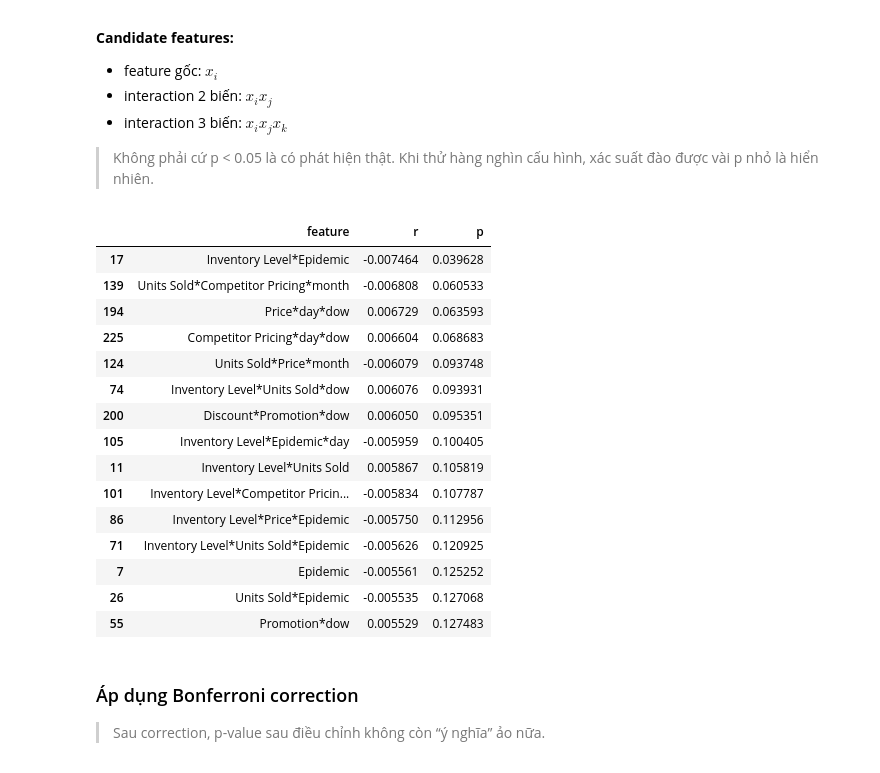
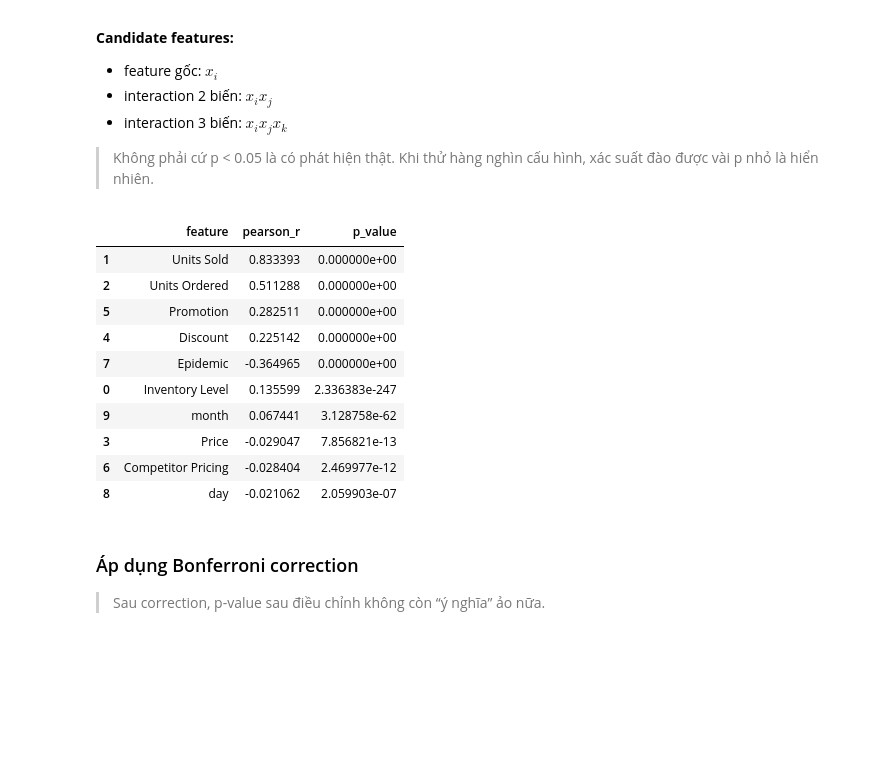
Before and after one commit to ngyxntthaoo/IS6404.CH201-Phan-tich-du-lieu-nang-cao, a Jupyter notebook: Lab_4_Traditional_Data_Analysis.ipynb, the cells around one changed output. Drawn from its saved outputs; the diff is of its cells as text; code cells hidden in the pictures; blank space fills up the shorter version.

```diff
--- a/Lab_4_Traditional_Data_Analysis.ipynb
+++ b/Lab_4_Traditional_Data_Analysis.ipynb
@@ -802,7 +813,7 @@ Thay vì đi sâu các mô hình phi tuyến cổ điển, ta dùng cách thực
 - Lựa chọn đặc trưng (Lasso)
 # %%
 print(type(X_train), X_train.shape)
-num_cols = X_train.select_dtypes(
+num_cols = X.select_dtypes(
     include=["int64", "float64"]
 ).columns
 # %% [output]
@@ -1009,56 +1033,60 @@ X_df = X.select_dtypes(include=[np.number]).copy()
 # %%
-from itertools import combinations
 from scipy import stats
 import numpy as np
 import pandas as pd
 
-# 1) Make H0 true
-rng = np.random.default_rng(42)
-y_null = rng.permutation(y.values)
+# =========================
+# 1) Use TRAIN data only
+# =========================
+X_df = X_train.select_dtypes(include=[np.number]).copy()
+y_vec = y_train.values
 
-# 2) Candidate features (numeric only)
+# đảm bảo cùng chiều
+assert len(X_df) == len(y_vec)
+
+# =========================
+# 2) Candidate features (NO p-hacking)
+# =========================
 candidates = []
 
-# single features
+# single numeric features only
 for c in X_df.columns:
-    candidates.append((c, X_df[c].values))
+    z = X_df[c].values
+    if np.std(z) > 0:   # tránh constant feature
+        candidates.append((c, z))
 
-# pairwise interactions
-for c1, c2 in combinations(X_df.columns, 2):
-    candidates.append((f"{c1}*{c2}", X_df[c1].values * X_df[c2].values))
+# (optional) limited interactions — domain-driven
+# ví dụ: promo * dow
+if "promo" in X_df.columns and "dow" in X_df.columns:
+    z = X_df["promo"].values * X_df["dow"].values
+    candidates.append(("promo*dow", z))
 
-# triple interactions (rất dễ p-hacking)
-for c1, c2, c3 in combinations(X_df.columns, 3):
-    candidates.append(
-        (f"{c1}*{c2}*{c3}",
-         X_df[c1].values * X_df[c2].values * X_df[c3].values)
-    )
-
-# 3) p-values
+# =========================
+# 3) Correlation test (baseline analysis)
+# =========================
 rows = []
 for name, z in candidates:
-    r, p = stats.pearsonr(z, y_null)
+    r, p = stats.pearsonr(z, y_vec)
     rows.append((name, r, p))
 
-res = pd.DataFrame(rows, columns=["feature", "r", "p"]).sort_values("p")
-res.head(15)
+res = (
+    pd.DataFrame(rows, columns=["feature", "pearson_r", "p_value"])
+    .sort_values("p_value")
+)
+
+res.head(10)
 # %% [output]
-|  | feature | r | p |
-| 17 | Inventory Level*Epidemic | -0.007464 | 0.039628 |
-| 139 | Units Sold*Competitor Pricing*month | -0.006808 | 0.060533 |
-| 194 | Price*day*dow | 0.006729 | 0.063593 |
-| 225 | Competitor Pricing*day*dow | 0.006604 | 0.068683 |
-| 124 | Units Sold*Price*month | -0.006079 | 0.093748 |
-| 74 | Inventory Level*Units Sold*dow | 0.006076 | 0.093931 |
-| 200 | Discount*Promotion*dow | 0.006050 | 0.095351 |
-| 105 | Inventory Level*Epidemic*day | -0.005959 | 0.100405 |
-| 11 | Inventory Level*Units Sold | 0.005867 | 0.105819 |
-| 101 | Inventory Level*Competitor Pricin... | -0.005834 | 0.107787 |
-| 86 | Inventory Level*Price*Epidemic | -0.005750 | 0.112956 |
-| 71 | Inventory Level*Units Sold*Epidemic | -0.005626 | 0.120925 |
-| 7 | Epidemic | -0.005561 | 0.125252 |
-| 26 | Units Sold*Epidemic | -0.005535 | 0.127068 |
-| 55 | Promotion*dow | 0.005529 | 0.127483 |
+|  | feature | pearson_r | p_value |
+| 1 | Units Sold | 0.833393 | 0.000000e+00 |
+| 2 | Units Ordered | 0.511288 | 0.000000e+00 |
+| 5 | Promotion | 0.282511 | 0.000000e+00 |
+| 4 | Discount | 0.225142 | 0.000000e+00 |
+| 7 | Epidemic | -0.364965 | 0.000000e+00 |
+| 0 | Inventory Level | 0.135599 | 2.336383e-247 |
+| 9 | month | 0.067441 | 3.128758e-62 |
+| 3 | Price | -0.029047 | 7.856821e-13 |
+| 6 | Competitor Pricing | -0.028404 | 2.469977e-12 |
+| 8 | day | -0.021062 | 2.059903e-07 |
 # %% [markdown]
 ### Áp dụng Bonferroni correction
 
```
Also changed, not shown: parts of 19 cells of this notebook.
